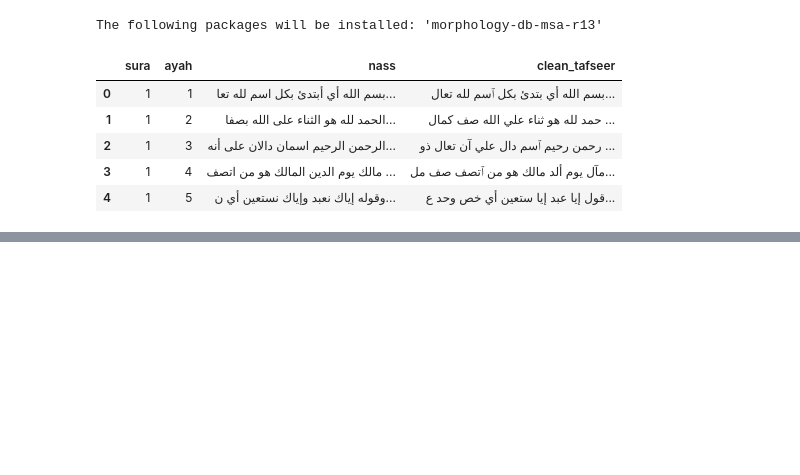
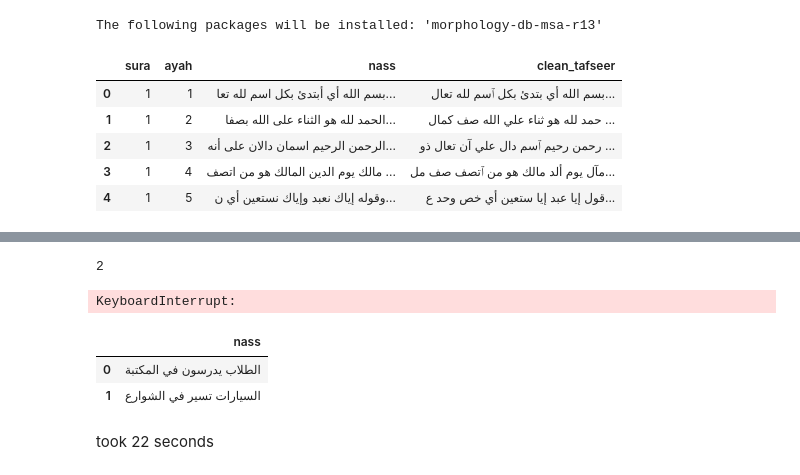
Before and after one commit to mo-matar/K-means-Topic-Modeling-of-Quran, a Jupyter notebook: K-Means Quran Topic Classifier/K_Means_Quran_Topic_Classifier.ipynb, the cells around one changed output, grey strips where cells are left out. Cells and saved outputs as stored; diff of their text form; code cells hidden in the pictures; blank space fills up the shorter version.

```diff
--- a/K-Means Quran Topic Classifier/K_Means_Quran_Topic_Classifier.ipynb
+++ b/K-Means Quran Topic Classifier/K_Means_Quran_Topic_Classifier.ipynb
@@ -555,0 +643,15 @@ df.to_csv("normalized_tafseer.csv", index=False, encoding="utf-8-sig")
+# %%
+import os
+print(os.cpu_count())
+# %% [output]
+2
+# %%
+from multiprocessing import Pool
+
+def farasa_stemmer(text):
+    return stemmer.stem(text)
+
+with Pool(processes=2) as pool:  # Adjust the number of processes based on CPU cores
+    df['stemmed_farasa'] = pool.map(farasa_stemmer, df['nass'].tolist())
+# %% [output]
+KeyboardInterrupt:
@@ -555,0 +664,8 @@ df.to_csv("normalized_tafseer.csv", index=False, encoding="utf-8-sig")
+# %%
+test_df = pd.DataFrame({'nass': ["الطلاب يدرسون في المكتبة", "السيارات تسير في الشوارع"]})
+# %%
+test_df.head()
+# %% [output]
+|  | nass |
+| 0 | الطلاب يدرسون في المكتبة |
+| 1 | السيارات تسير في الشوارع |
@@ -555,0 +676,2 @@ df.to_csv("normalized_tafseer.csv", index=False, encoding="utf-8-sig")
+# %% [markdown]
+took 22 seconds
```
Also changed, not shown: parts of 36 cells of this notebook.
